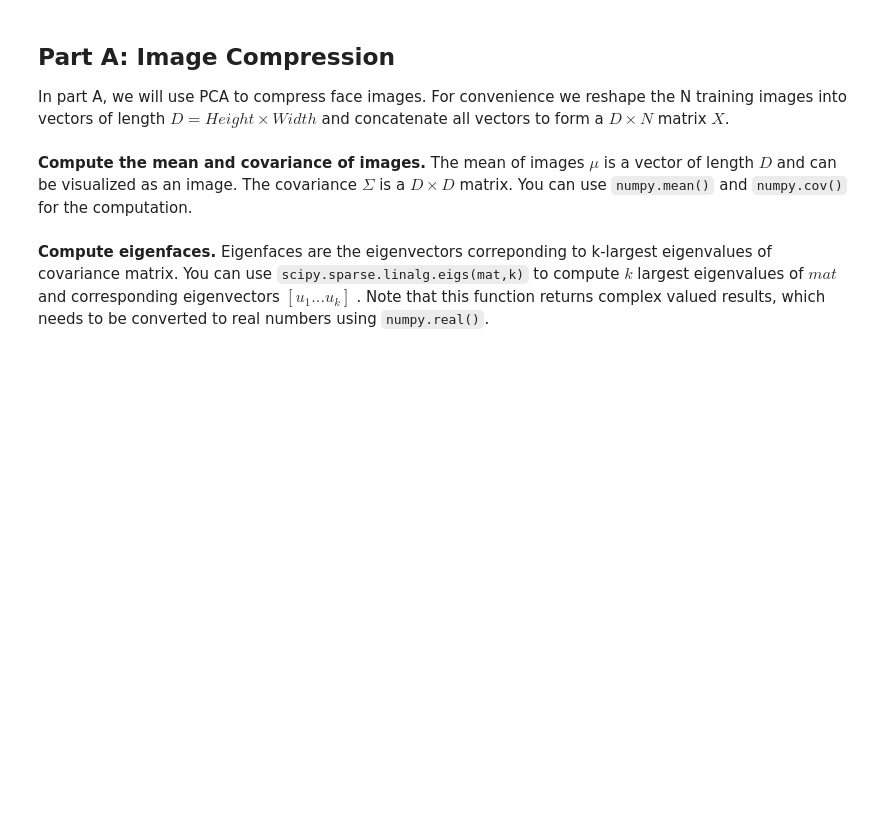
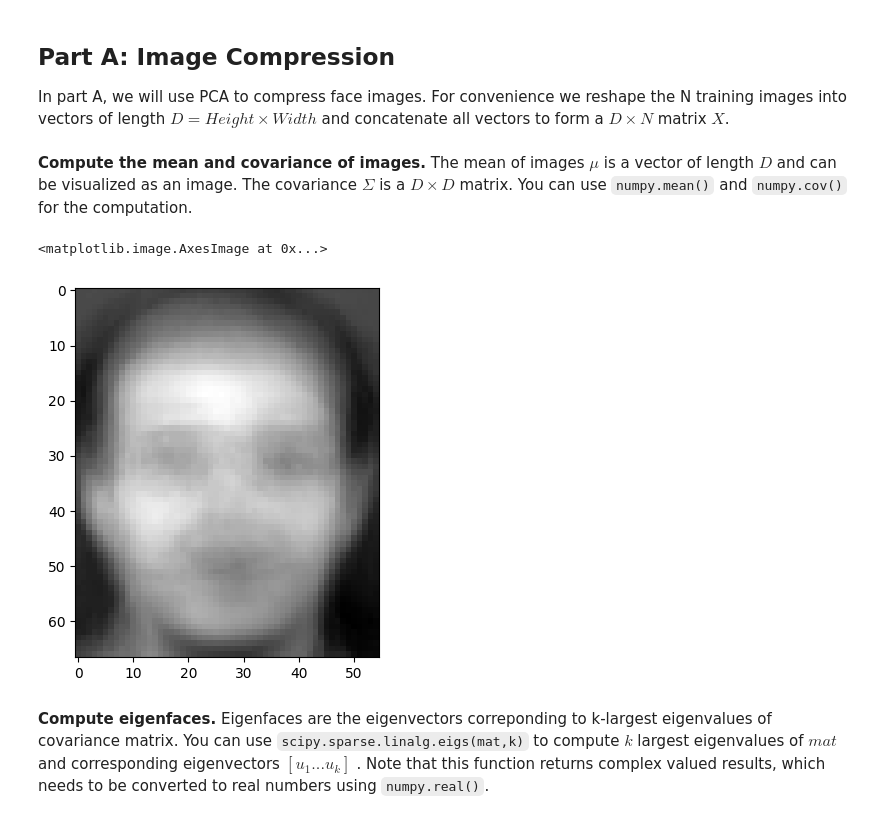
Before and after one commit to htark1993/viscomp2024, a Jupyter notebook: Exercises/W5/W5_exercise.ipynb, the cells around one changed output. Cells and saved outputs as stored; diff of their text form; code cells hidden in the pictures; blank space fills up the shorter version.

```diff
--- a/Exercises/W5/W5_exercise.ipynb
+++ b/Exercises/W5/W5_exercise.ipynb
@@ -84,9 +103,12 @@ X = np.stack(image_vectors, axis=1)
 # %% [markdown]
 **Compute the mean and covariance of images.** The mean of images $\mu$ is a vector of length $D$ and can be visualized as an image. The covariance $\Sigma$ is a $D \times D$ matrix. You can use `numpy.mean()` and `numpy.cov()` for the computation.
 # %%
-mean = # Your lines here. Compute the mean.
-covariance = # Your lines here. Compute the covariance.
+mean = np.mean(X, axis=1)
+covariance = np.cov(X, rowvar=True)
 
 imshow(mean.reshape(h,w),cmap='gray')
+# %% [output]
+<matplotlib.image.AxesImage at 0x...>
+[figure, added]
 # %% [markdown]
 **Compute eigenfaces.** Eigenfaces are the eigenvectors correponding to k-largest eigenvalues of covariance matrix. You can use `scipy.sparse.linalg.eigs(mat,k)` to compute $k$ largest eigenvalues of $mat$ and corresponding eigenvectors $[u_1 ... u_k]$ . Note that this function returns complex valued results, which needs to be converted to real numbers using `numpy.real()`.
```
Also changed, not shown: parts of 11 cells of this notebook, 2 other files.
